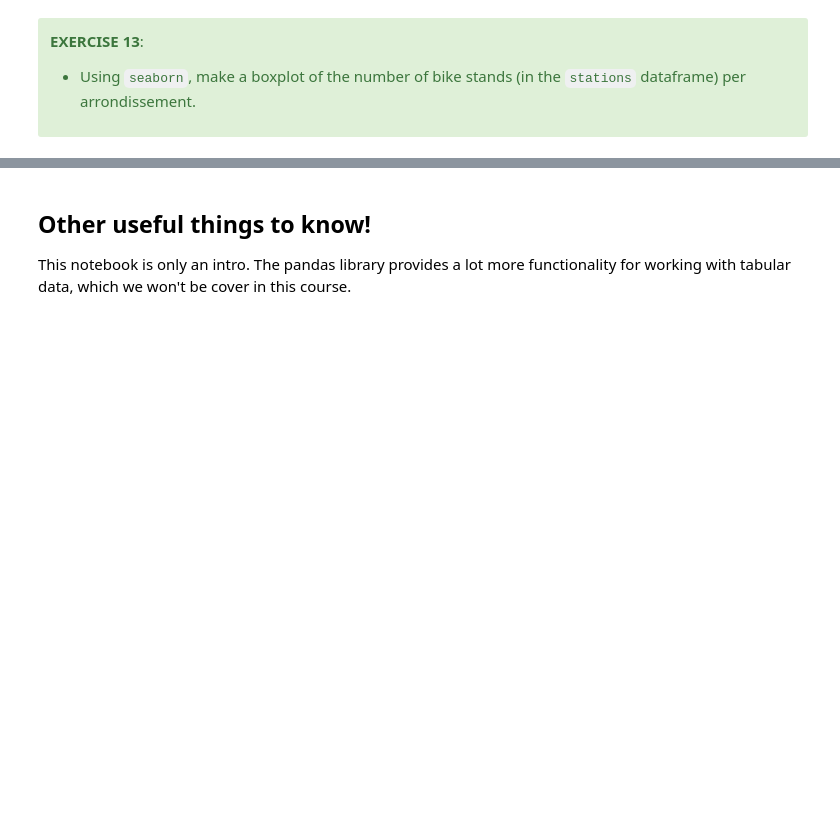
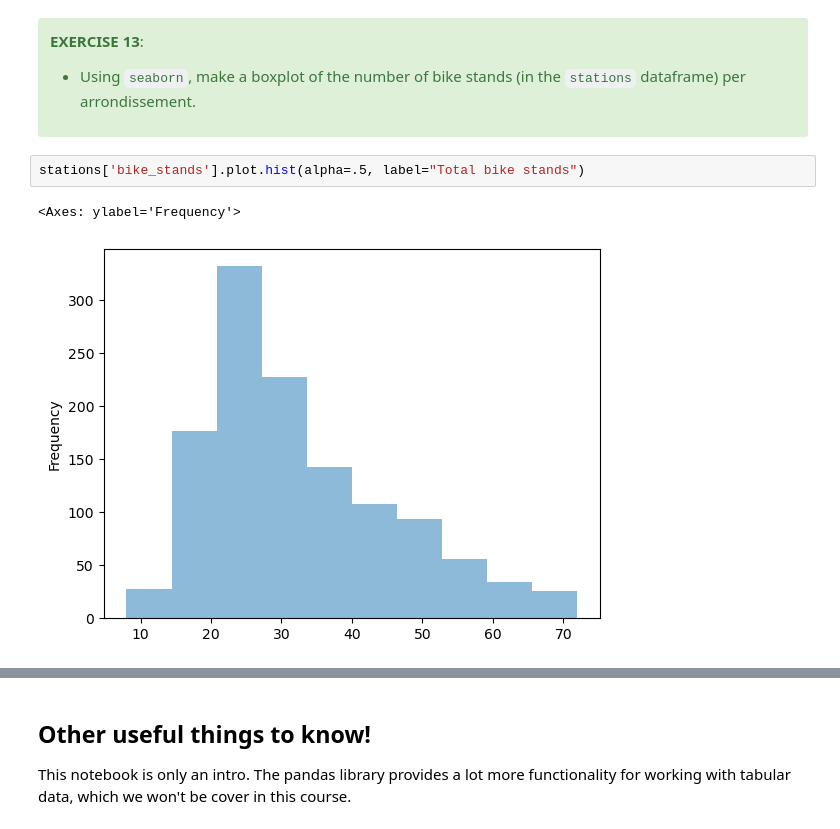
Before and after one commit to FaraCoppens/DS-python-geospatial, a Jupyter notebook: notebooks/01-introduction-tabular-data.ipynb, the cells around one changed output, grey strips where cells are left out. Saved outputs shown, nothing was run; the diff lists cells and outputs as text; blank space fills up the shorter version.

```diff
--- a/notebooks/01-introduction-tabular-data.ipynb
+++ b/notebooks/01-introduction-tabular-data.ipynb
@@ -553,3 +954,8 @@ stations.head()
 * Using `seaborn`, make a boxplot of the number of bike stands (in the `stations` dataframe) per arrondissement.
 
 </div>
+# %%
+stations['bike_stands'].plot.hist(alpha=.5, label="Total bike stands")
+# %% [output]
+<Axes: ylabel='Frequency'>
+[figure, added]
```
Also changed, not shown: parts of 86 cells of this notebook.
